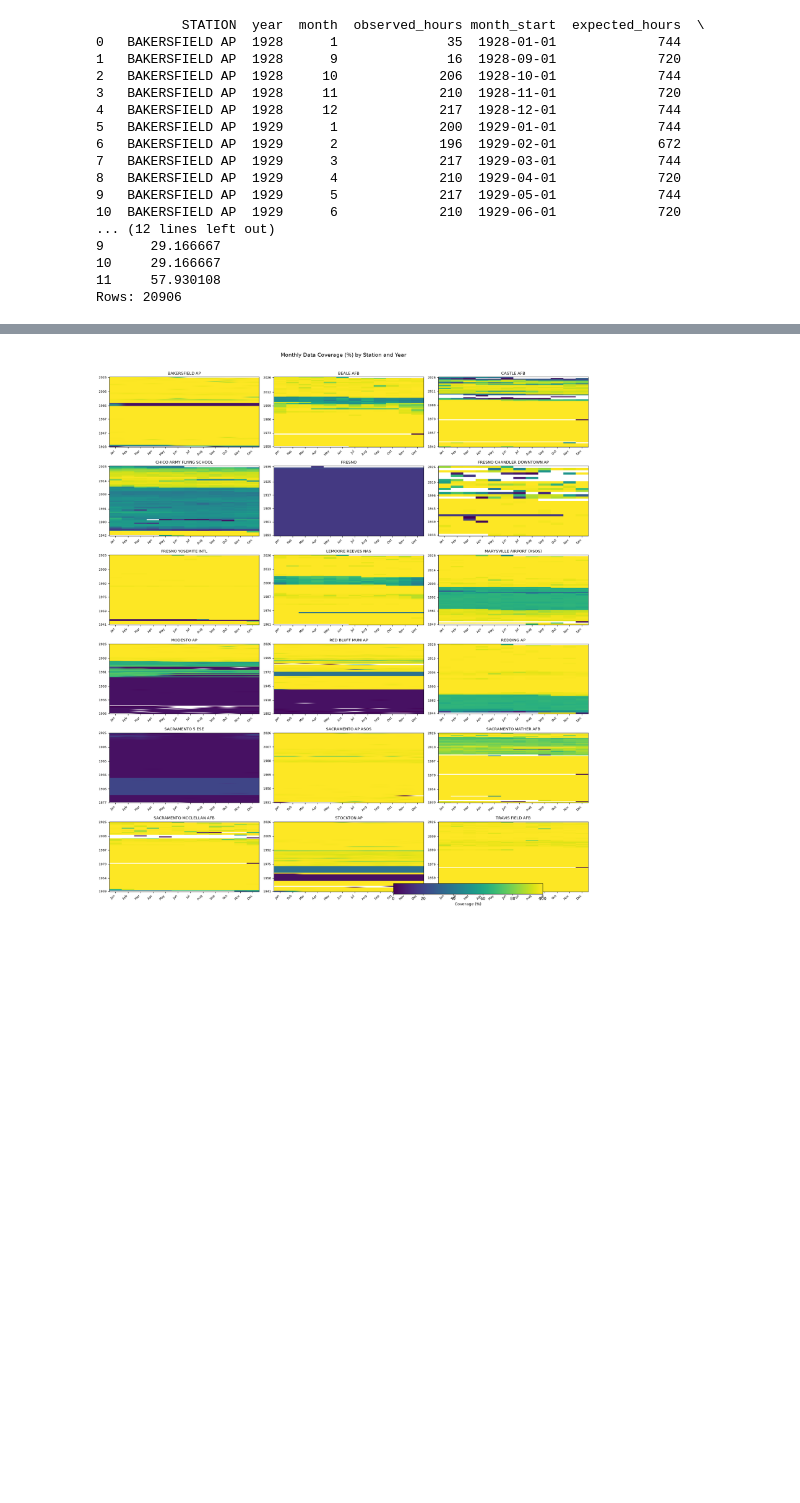
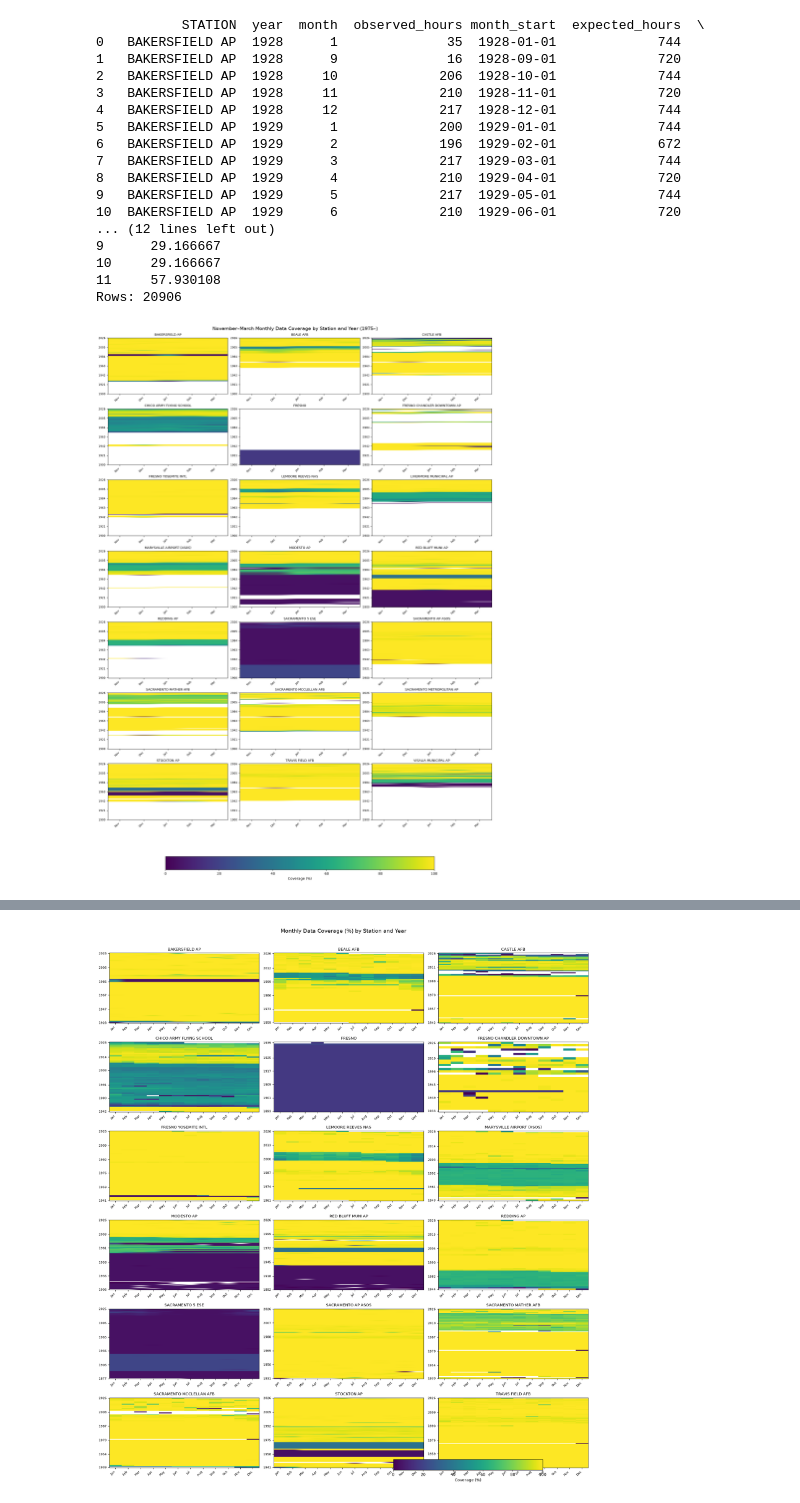
Before and after one commit to audfish/WQ2026, a Jupyter notebook: stations_coverage.ipynb, the cells around one changed output, grey strips where cells are left out. Cells and saved outputs as stored; diff of their text form; code cells hidden in the pictures; blank space fills up the shorter version.

Commit message:
Testing coverage back to 1900

```diff
--- a/stations_coverage.ipynb
+++ b/stations_coverage.ipynb
@@ -72,20 +72,20 @@ print(filtered_days_year.head())
 4  BAKERSFIELD AP  1932            366
 # %%
 # Find stations with data back to at least 1970
-stations_pre1970 = (
+stations_pre1975 = (
     CV_rows.groupby('STATION')['year']
     .min()
-    .loc[lambda s: s <= 1970]
+    .loc[lambda s: s <= 1975]
     .index
     .tolist()
 )
 
-print(len(stations_pre1970), "stations with data back to at least 1970")
-print(stations_pre1970)
+print(len(stations_pre1975), "stations with data back to at least 1975")
+print(stations_pre1975)
 
 # make dateframe with station locations
 station_locations = (
-    CV_rows[CV_rows['STATION'].isin(stations_pre1970)]
+    CV_rows[CV_rows['STATION'].isin(stations_pre1975)]
     .drop_duplicates(subset=['STATION'])
     .loc[:, ['STATION', 'LATITUDE', 'LONGITUDE']]
     .reset_index(drop=True)
@@ -143,3 +143,73 @@ print("Rows:", monthly_coverage.shape[0])
 10     29.166667
 11     57.930108
 Rows: 20906
+# %%
+# Heatmap of November–March coverage by station and year
+# Missing station-month years are shown in white.
+
+fog_months = [11, 12, 1, 2, 3]
+fog_month_labels = ["Nov", "Dec", "Jan", "Feb", "Mar"]
+
+stations_fog = sorted(stations_pre1975)
+years_fog = range(1900, int(monthly_coverage["year"].max()) + 1)
+
+cmap = plt.cm.viridis.copy()
+cmap.set_bad("white")
+#Only use stations with data back to at least 1975 and at least 10 years of data
+stations_fog = [st for st in stations_fog if monthly_coverage[monthly_coverage["STATION"] == st]["year"].nunique() >= 10]
+n_stations = len(stations_fog)
+ncols = 3
+nrows = int(np.ceil(n_stations / ncols))
+
+fig, axes = plt.subplots(
+    nrows, ncols,
+    figsize=(16, nrows * 3.2),
+    constrained_layout=True
+)
+axes = np.asarray(axes).reshape(-1)
+
+for i, station in enumerate(stations_fog):
+    ax = axes[i]
+
+    station_data = monthly_coverage[
+        (monthly_coverage["STATION"] == station) &
+        (monthly_coverage["year"] >= 1900)
+    ]
+
+    heatmap_data = (
+        station_data
+        .pivot(index="year", columns="month", values="coverage_pct")
+        .reindex(index=years_fog, columns=fog_months)
+    )
+
+    im = ax.imshow(
+        heatmap_data.to_numpy(),
+        aspect="auto",
+        origin="lower",
+        vmin=0,
+        vmax=100,
+        cmap=cmap
+    )
+
+    ax.set_title(station, fontsize=9)
+    ax.set_xticks(range(len(fog_months)))
+    ax.set_xticklabels(fog_month_labels, rotation=45, ha="right", fontsize=8)
+
+    year_list = list(years_fog)
+    y_ticks = np.linspace(0, len(year_list) - 1, min(7, len(year_list))).astype(int)
+    ax.set_yticks(y_ticks)
+    ax.set_yticklabels([year_list[j] for j in y_ticks], fontsize=8)
+
+for ax in axes[n_stations:]:
+    fig.delaxes(ax)
+
+cbar = fig.colorbar(im, ax=axes[:n_stations], location="bottom", shrink=0.7, pad=0.05)
+cbar.set_label("Coverage (%)")
+
+fig.suptitle(
+    "November–March Monthly Data Coverage by Station and Year (1975–)",
+    fontsize=14
+)
+plt.show()
+# %% [output]
+[figure, added]
```
Also changed, not shown: parts of 7 cells of this notebook.
